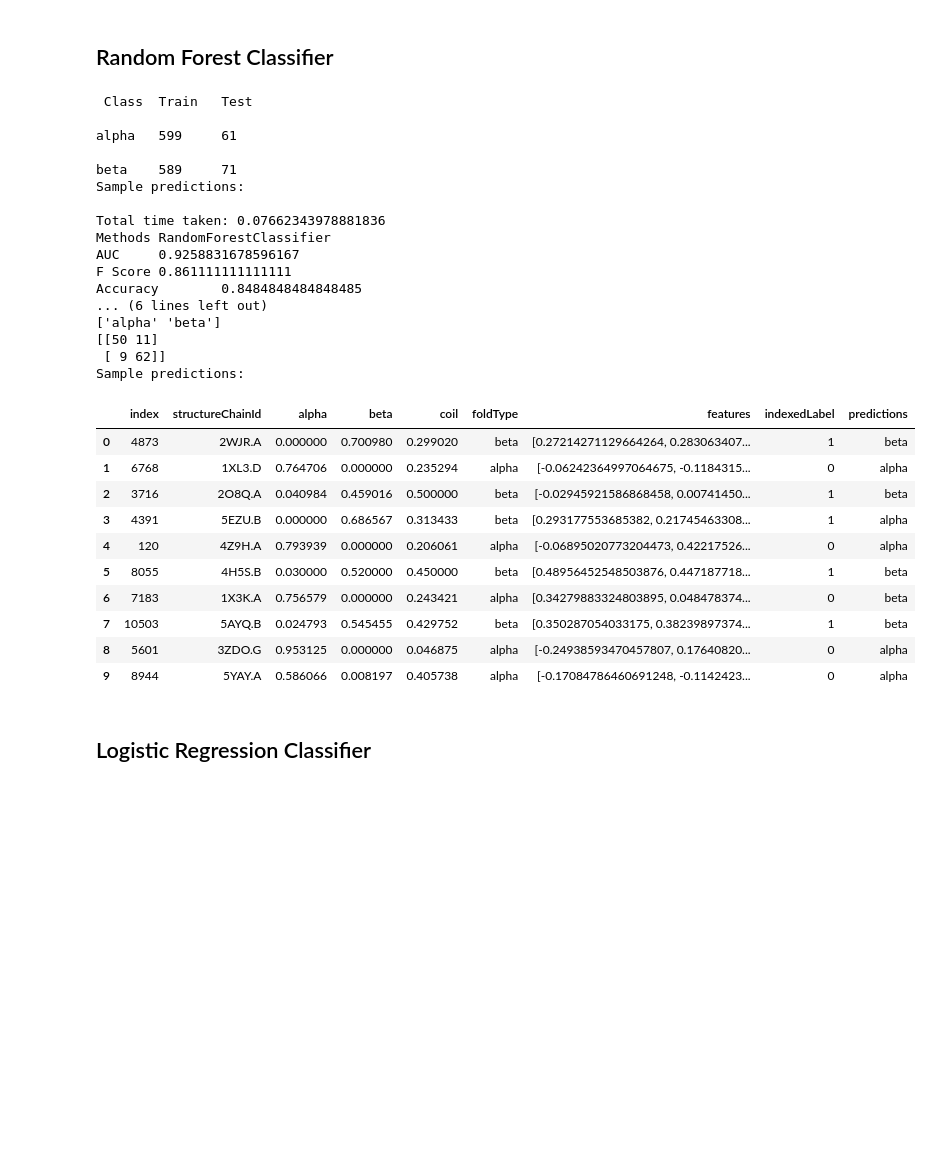
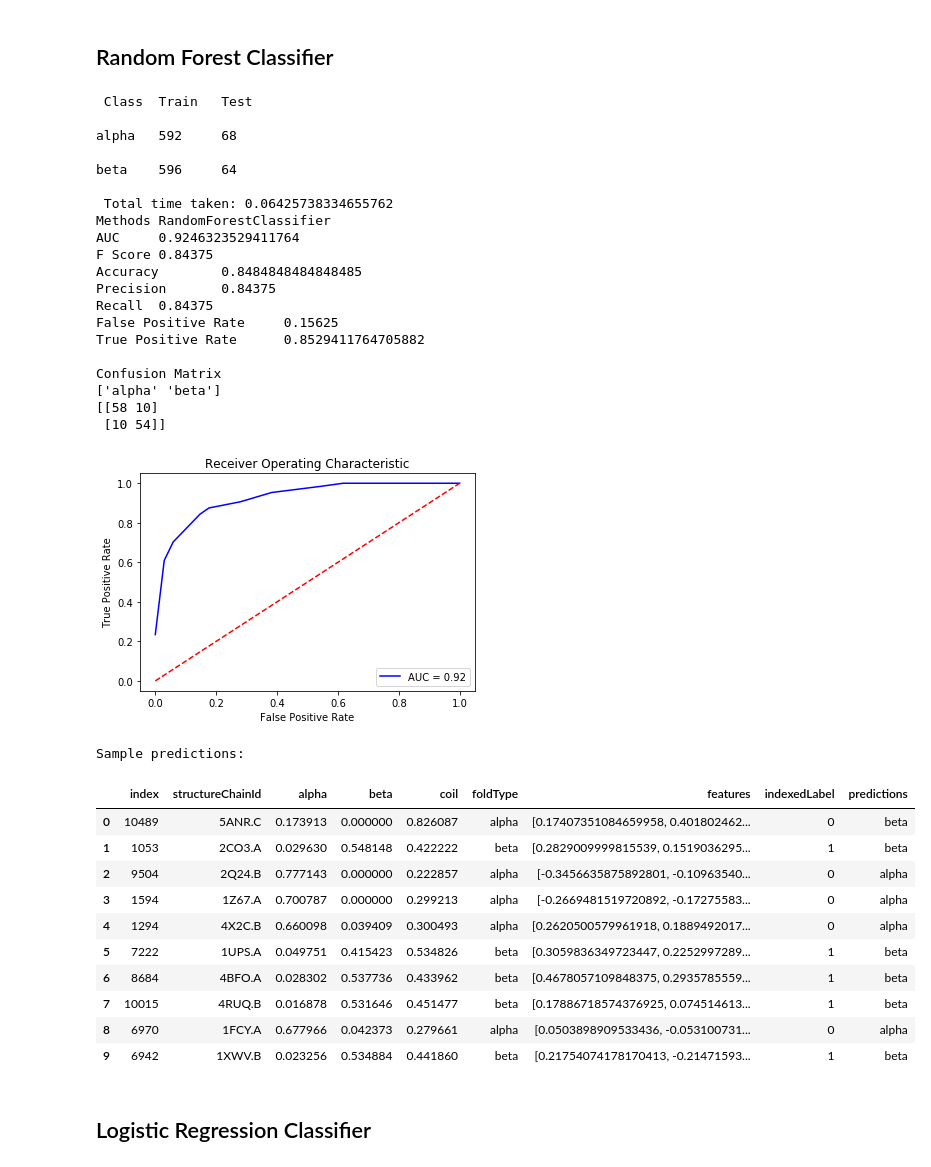
Before and after one commit to sbl-sdsc/mmtf-workshop-2018, a Jupyter notebook: 6-machine-learning/3-Classification-Sklearn.ipynb, the cells around one changed output. Cells and saved outputs as stored; diff of their text form; code cells hidden in the pictures; blank space fills up the shorter version.

```diff
--- a/6-machine-learning/3-Classification-Sklearn.ipynb
+++ b/6-machine-learning/3-Classification-Sklearn.ipynb
@@ -136,42 +139,50 @@ Sample predictions:
 # %%
 from sklearn.ensemble import RandomForestClassifier
 
 clf = RandomForestClassifier()
 mcc = mltoolkit.MultiClassClassifier(clf, 'foldType', testFraction=0.1)
 matrics = mcc.fit(df)
 for k,v in matrics.items(): print(f"{k}\t{v}")
 
+# Plot ROC
+mltoolkit.plot_roc(mcc.TPR, mcc.FPR, mcc.AUC)
+
 print("Sample predictions: ")
 mcc.prediction.head(10)
 # %% [output]
  Class  Train   Test
 
-alpha   599     61
+alpha   592     68
 
-beta    589     71
-Sample predictions:
+beta    596     64
 
-Total time taken: 0.07662343978881836
+ Total time taken: 0.06425738334655762
 Methods RandomForestClassifier
-AUC     0.9258831678596167
-F Score 0.861111111111111
+AUC     0.9246323529411764
+F Score 0.84375
 Accuracy        0.8484848484848485
-... (6 lines left out)
+Precision       0.84375
+Recall  0.84375
+False Positive Rate     0.15625
+True Positive Rate      0.8529411764705882
+
+Confusion Matrix
 ['alpha' 'beta']
-[[50 11]
- [ 9 62]]
-Sample predictions:
+[[58 10]
+ [10 54]]
+[figure, added]
+Sample predictions:
 |  | index | structureChainId | alpha | beta | coil | foldType | features | indexedLabel | predictions |
-| 0 | 4873 | 2WJR.A | 0.000000 | 0.700980 | 0.299020 | beta | [0.27214271129664264, 0.283063407... | 1 | beta |
-| 1 | 6768 | 1XL3.D | 0.764706 | 0.000000 | 0.235294 | alpha | [-0.06242364997064675, -0.1184315... | 0 | alpha |
-| 2 | 3716 | 2O8Q.A | 0.040984 | 0.459016 | 0.500000 | beta | [-0.02945921586868458, 0.00741450... | 1 | beta |
-| 3 | 4391 | 5EZU.B | 0.000000 | 0.686567 | 0.313433 | beta | [0.293177553685382, 0.21745463308... | 1 | alpha |
-| 4 | 120 | 4Z9H.A | 0.793939 | 0.000000 | 0.206061 | alpha | [-0.06895020773204473, 0.42217526... | 0 | alpha |
-| 5 | 8055 | 4H5S.B | 0.030000 | 0.520000 | 0.450000 | beta | [0.48956452548503876, 0.447187718... | 1 | beta |
-| 6 | 7183 | 1X3K.A | 0.756579 | 0.000000 | 0.243421 | alpha | [0.34279883324803895, 0.048478374... | 0 | beta |
-| 7 | 10503 | 5AYQ.B | 0.024793 | 0.545455 | 0.429752 | beta | [0.350287054033175, 0.38239897374... | 1 | beta |
-| 8 | 5601 | 3ZDO.G | 0.953125 | 0.000000 | 0.046875 | alpha | [-0.24938593470457807, 0.17640820... | 0 | alpha |
-| 9 | 8944 | 5YAY.A | 0.586066 | 0.008197 | 0.405738 | alpha | [-0.17084786460691248, -0.1142423... | 0 | alpha |
+| 0 | 10489 | 5ANR.C | 0.173913 | 0.000000 | 0.826087 | alpha | [0.17407351084659958, 0.401802462... | 0 | beta |
+| 1 | 1053 | 2CO3.A | 0.029630 | 0.548148 | 0.422222 | beta | [0.2829009999815539, 0.1519036295... | 1 | beta |
+| 2 | 9504 | 2Q24.B | 0.777143 | 0.000000 | 0.222857 | alpha | [-0.3456635875892801, -0.10963540... | 0 | alpha |
+| 3 | 1594 | 1Z67.A | 0.700787 | 0.000000 | 0.299213 | alpha | [-0.2669481519720892, -0.17275583... | 0 | alpha |
+| 4 | 1294 | 4X2C.B | 0.660098 | 0.039409 | 0.300493 | alpha | [0.2620500579961918, 0.1889492017... | 0 | alpha |
+| 5 | 7222 | 1UPS.A | 0.049751 | 0.415423 | 0.534826 | beta | [0.3059836349723447, 0.2252997289... | 1 | beta |
+| 6 | 8684 | 4BFO.A | 0.028302 | 0.537736 | 0.433962 | beta | [0.4678057109848375, 0.2935785559... | 1 | beta |
+| 7 | 10015 | 4RUQ.B | 0.016878 | 0.531646 | 0.451477 | beta | [0.17886718574376925, 0.074514613... | 1 | beta |
+| 8 | 6970 | 1FCY.A | 0.677966 | 0.042373 | 0.279661 | alpha | [0.0503898909533436, -0.053100731... | 0 | alpha |
+| 9 | 6942 | 1XWV.B | 0.023256 | 0.534884 | 0.441860 | beta | [0.21754074178170413, -0.21471593... | 1 | beta |
 # %% [markdown]
 ## Logistic Regression Classifier
 # %%
```
Also changed, not shown: parts of 4 cells of this notebook, 1 other file.
